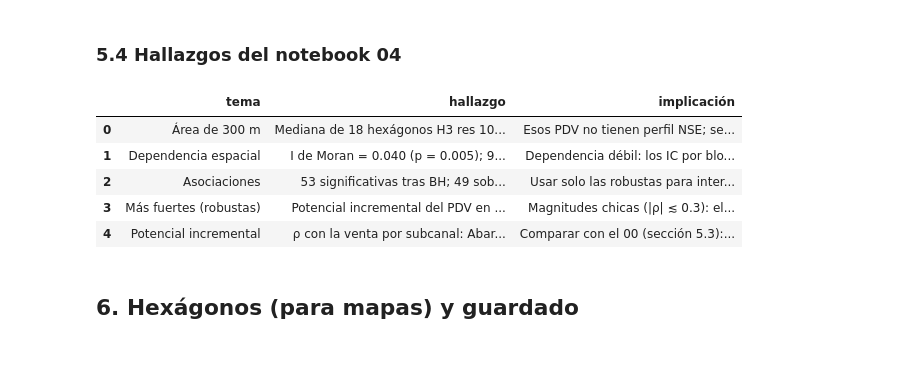
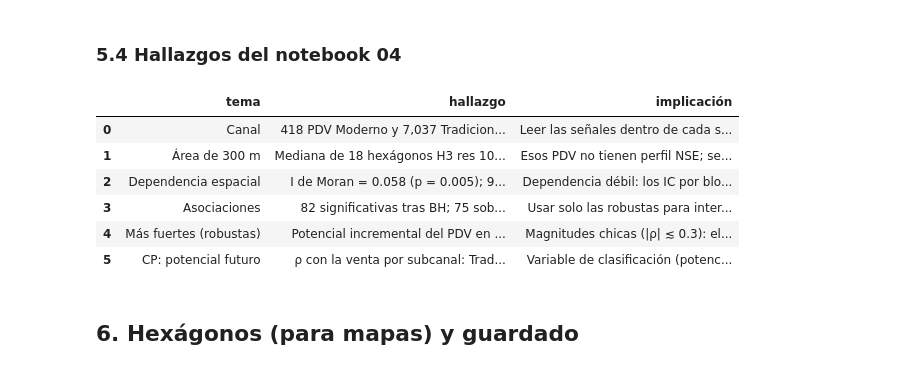
Before and after one commit to asuskf-kin/mx-retail-geodemographics, a Jupyter notebook: notebooks/ejecutados/merida/04_hexagonos_pdv.ipynb, the cells around one changed output. Saved outputs shown, nothing was run; the diff lists cells and outputs as text; code cells hidden in the pictures.

```diff
--- a/notebooks/ejecutados/merida/04_hexagonos_pdv.ipynb
+++ b/notebooks/ejecutados/merida/04_hexagonos_pdv.ipynb
@@ -116,9 +161,10 @@ COMP_AREA = suma_area(comp.fillna(0))
 
 pdv["activo"] = pdv.estado_actividad.astype(str).eq("activo")
 red = pdv.assign(pdv_cp=1, pdv_con_venta=pdv.con_venta.astype(int), pdv_activos=pdv.activo.astype(int),
+                 pdv_moderno=pdv.canal.eq("Moderno").astype(int), pdv_tradicional=pdv.canal.eq("Tradicional").astype(int),
                  cajas_mes=pdv.cajas_mes_vida.fillna(0),
                  potencial_incremental=pdv.PotentialQuantitativeFinal_TotalPortafolio.fillna(0)).groupby("hex")[
-      ["pdv_cp", "pdv_con_venta", "pdv_activos", "cajas_mes", "potencial_incremental"]].sum()
+      ["pdv_cp", "pdv_con_venta", "pdv_activos", "pdv_moderno", "pdv_tradicional", "cajas_mes", "potencial_incremental"]].sum()
 RED_AREA = suma_area(red)
 RED_AREA["penetracion_%"] = RED_AREA.pdv_con_venta / RED_AREA.pdv_cp * 100
 RED_AREA["cajas_mes_mediana_pdv"] = [pdv.loc[pdv.hex.isin(v) & pdv.con_venta, "cajas_mes_vida"].median() for v in area]
@@ -132,7 +178,7 @@ cp_ = COMP_AREA
 rd = RED_AREA
 
 ids = pd.DataFrame({
-    "pos_id_cp": pdv_r.pos_id_cp, "Nombre": pdv_r.pos_name, "Subcanal": pdv_r.pos_subchannel,
+    "pos_id_cp": pdv_r.pos_id_cp, "Nombre": pdv_r.pos_name, "Canal": pdv_r.canal, "Cadena": pdv_r.cadena, "Subcanal": pdv_r.pos_subchannel,
     "Tamaño PDV": pdv_r.pos_size_classification, "Latitud": pdv_r.lat, "Longitud": pdv_r.lon,
     "Región Nielsen": C.REGION_NIELSEN, "Estado": C.NOM_ENT, "Municipio": pdv_r.municipio_mg,
     "Localidad": pdv_r.pos_city, "Zonas Metropolitanas": C.ZM_NOMBRE, "Hexágono H3": pdv_r.hex,
@@ -147,7 +193,8 @@ ids = pd.DataFrame({
     "HHs en el hexágono": HEX["Total HHs"].reindex(pdv.hex).fillna(0).to_numpy().round(0),
     "HHs en el área": tot.round(0),
     **{f"{c} en el área": cp_[c].to_numpy() for c in cp_.columns},
-    "PDV Bepensa en el área (CP)": rd.pdv_cp, "PDV Bepensa con venta en el área": rd.pdv_con_venta,
+    "PDV Bepensa en el área (CP)": rd.pdv_cp, "PDV Bepensa Moderno en el área": rd.pdv_moderno,
+    "PDV Bepensa Tradicional en el área": rd.pdv_tradicional, "PDV Bepensa con venta en el área": rd.pdv_con_venta,
     "Penetración Bepensa en el área %": rd["penetracion_%"].round(1),
     "Cajas/mes Bepensa en el área": rd.cajas_mes.round(1), "Mediana cajas/mes por PDV en el área": rd.cajas_mes_mediana_pdv.round(2),
     "Cajas/mes por 1,000 HHs en el área": np.where(tot > 0, rd.cajas_mes / np.where(tot > 0, tot, 1) * 1000, np.nan).round(2),
@@ -187,7 +235,7 @@ Mismo rigor que el notebook 00, más un problema propio de este análisis: **PDV
    `cajas_mes_vida`), (c) **sin atípicos** de volumen. Es *robusta* si el IC de bloques excluye 0 y el signo se mantiene
    en (b) y (c).
 # %%
-plano = pd.DataFrame({"cajas_mes_vida": pdv_r.cajas_mes_vida, "subcanal": pdv_r.pos_subchannel,
+plano = pd.DataFrame({"cajas_mes_vida": pdv_r.cajas_mes_vida, "subcanal": pdv_r.canal + " · " + pdv_r.pos_subchannel,   # segmento canal · subcanal
                       "activo": pdv_r.activo.values, "atipico": pdv_r.atipico_volumen.fillna(False).astype(bool).values,
                       "lat": pdv_r.lat, "lon": pdv_r.lon, "bloque": [h3.cell_to_parent(h, 7) for h in pdv_r.hex],
                       "HHs en el área": tot, "Penetración Bepensa %": rd["penetracion_%"],
@@ -283,29 +331,33 @@ Celdas vacías = asociación no significativa o no robusta en ese subcanal.
 # %%
 fuerte = rob[rob.robusta].reindex(rob[rob.robusta].spearman.abs().sort_values(ascending=False).index).head(5)
 hallazgos04 = pd.DataFrame([
+    ("Canal", f"{(pdv.canal == 'Moderno').sum():,} PDV Moderno y {(pdv.canal == 'Tradicional').sum():,} Tradicional; se entregan en archivos separados. "
+              f"Segmentos analizados (canal · subcanal con ≥ 100 PDV con venta): {senal.subcanal.nunique()}.",
+     "Leer las señales dentro de cada segmento."),
     ("Área de 300 m", f"Mediana de {np.median([len(a) for a in area]):.0f} hexágonos H3 res {C.H3_RES} por PDV; {(tot == 0).sum():,} de {len(pdv):,} PDV "
                       f"no tienen hogares a ≤ {C.RADIO_PDV_M} m (zonas no urbanas o fuera de manzanas).",
      "Esos PDV no tienen perfil NSE; se conservan con HHs = 0."),
     ("Dependencia espacial", f"I de Moran = {moran['I']:.3f} (p = {moran['p_perm']:.3f}); {moran['con_vecinos_%']:.0f}% de los PDV con venta tienen otro a ≤ {C.RADIO_PDV_M} m.",
      ("Dependencia débil: los IC por bloques casi no cambian las conclusiones." if moran["I"] < 0.1 else "Dependencia relevante: interpretar solo los IC por bloques.")
      + " Se exige IC por bootstrap de bloques espaciales."),
     ("Asociaciones", f"{len(rob)} significativas tras BH; {int(rob.robusta.sum())} sobreviven a bloques, solo activos y sin atípicos.",
      "Usar solo las robustas para interpretar."),
     ("Más fuertes (robustas)", "; ".join(f"{r['indicador']} en {r['subcanal'].title()} ρ = {r['spearman']:+.2f} (IC bloques {r['IC95 bloques']})" for _, r in fuerte.iterrows()) if len(fuerte) else "ninguna",
      "Magnitudes chicas (|ρ| ≲ 0.3): el entorno explica poco de la venta de un PDV individual."),
-    ("Potencial incremental", "ρ con la venta por subcanal: " + ", ".join(f"{r.subcanal.title()} {r.spearman:+.2f}{'' if r.robusta else ' (no robusta)'}"
+    ("CP: potencial futuro", "ρ con la venta por subcanal: " + ", ".join(f"{r.subcanal.title()} {r.spearman:+.2f}{'' if r.robusta else ' (no robusta)'}"
                                                                            for r in rob[rob.indicador == 'Potencial incremental del PDV'].itertuples()),
-     "Comparar con el 00 (sección 5.3): debe aparecer en los mismos subcanales."),
+     "Variable de clasificación (potencial futuro), no decisiva; consistente con el 00 (sección 5.3)."),
 ], columns=["tema", "hallazgo", "implicación"])
 with pd.option_context("display.max_colwidth", None):
     display(hallazgos04)
 # %% [output]
 |  | tema | hallazgo | implicación |
-| 0 | Área de 300 m | Mediana de 18 hexágonos H3 res 10... | Esos PDV no tienen perfil NSE; se... |
-| 1 | Dependencia espacial | I de Moran = 0.040 (p = 0.005); 9... | Dependencia débil: los IC por blo... |
-| 2 | Asociaciones | 53 significativas tras BH; 49 sob... | Usar solo las robustas para inter... |
-| 3 | Más fuertes (robustas) | Potencial incremental del PDV en ... | Magnitudes chicas (|ρ| ≲ 0.3): el... |
-| 4 | Potencial incremental | ρ con la venta por subcanal: Abar... | Comparar con el 00 (sección 5.3):... |
+| 0 | Canal | 418 PDV Moderno y 7,037 Tradicion... | Leer las señales dentro de cada s... |
+| 1 | Área de 300 m | Mediana de 18 hexágonos H3 res 10... | Esos PDV no tienen perfil NSE; se... |
+| 2 | Dependencia espacial | I de Moran = 0.058 (p = 0.005); 9... | Dependencia débil: los IC por blo... |
+| 3 | Asociaciones | 82 significativas tras BH; 75 sob... | Usar solo las robustas para inter... |
+| 4 | Más fuertes (robustas) | Potencial incremental del PDV en ... | Magnitudes chicas (|ρ| ≲ 0.3): el... |
+| 5 | CP: potencial futuro | ρ con la venta por subcanal: Trad... | Variable de clasificación (potenc... |
 # %% [markdown]
 ## 6. Hexágonos (para mapas) y guardado
 # %%
```
Also changed, not shown: parts of 8 cells of this notebook, 38 other files.
